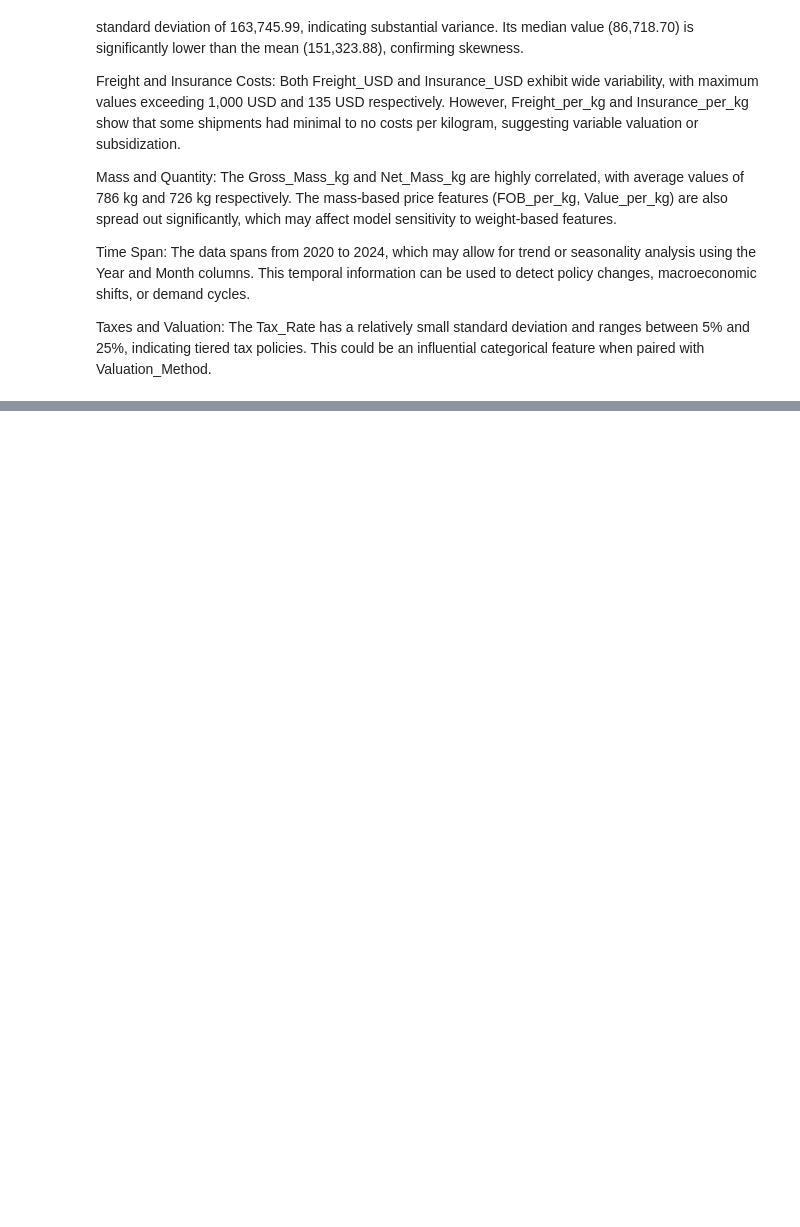
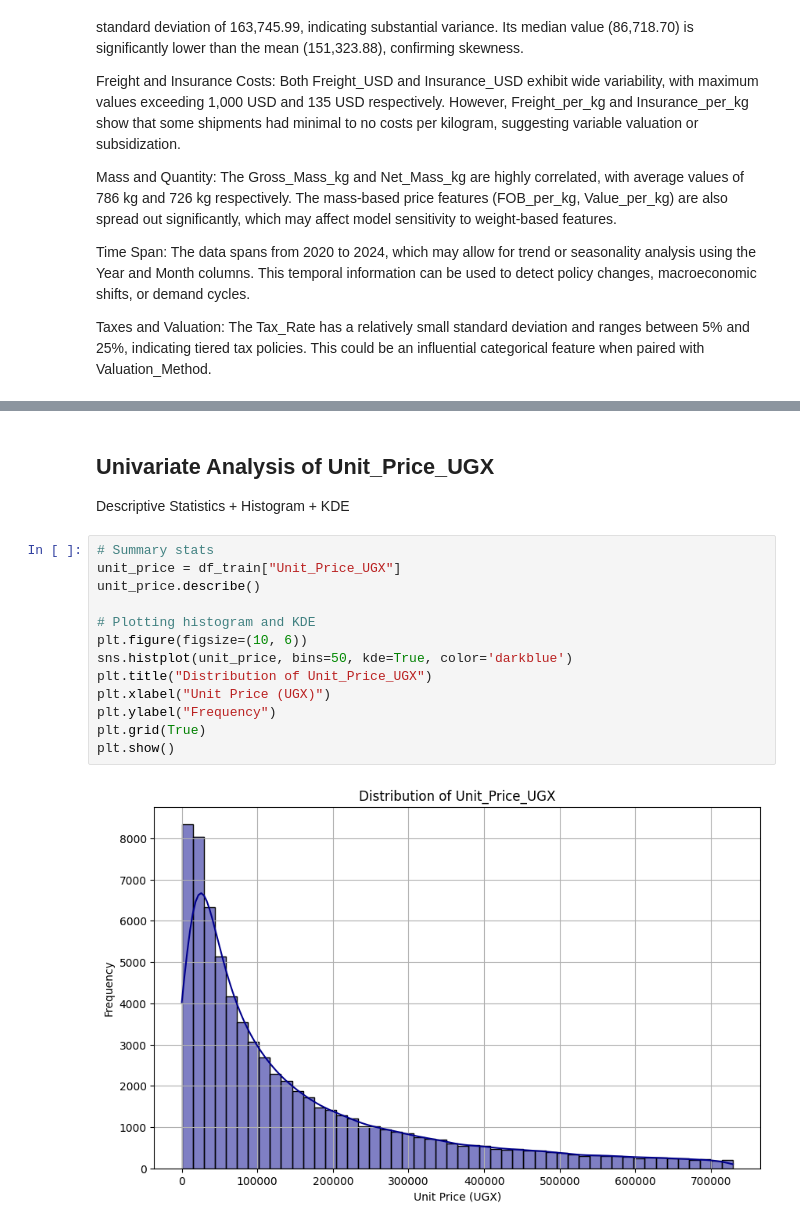
Before and after one commit to sentongo-web/valuation-task, a Jupyter notebook: valuation.ipynb, the cells around one changed output, grey strips where cells are left out. Drawn from its saved outputs; the diff is of its cells as text; blank space fills up the shorter version.

```diff
--- a/valuation.ipynb
+++ b/valuation.ipynb
@@ -141,0 +203,18 @@ Taxes and Valuation: The Tax_Rate has a relatively small standard deviation and
+# %% [markdown]
+## Univariate Analysis of Unit_Price_UGX
+Descriptive Statistics + Histogram + KDE
+# %%
+# Summary stats
+unit_price = df_train["Unit_Price_UGX"]
+unit_price.describe()
+
+# Plotting histogram and KDE
+plt.figure(figsize=(10, 6))
+sns.histplot(unit_price, bins=50, kde=True, color='darkblue')
+plt.title("Distribution of Unit_Price_UGX")
+plt.xlabel("Unit Price (UGX)")
+plt.ylabel("Frequency")
+plt.grid(True)
+plt.show()
+# %% [output]
+[figure, added]
```
Also changed, not shown: parts of 22 cells of this notebook.
